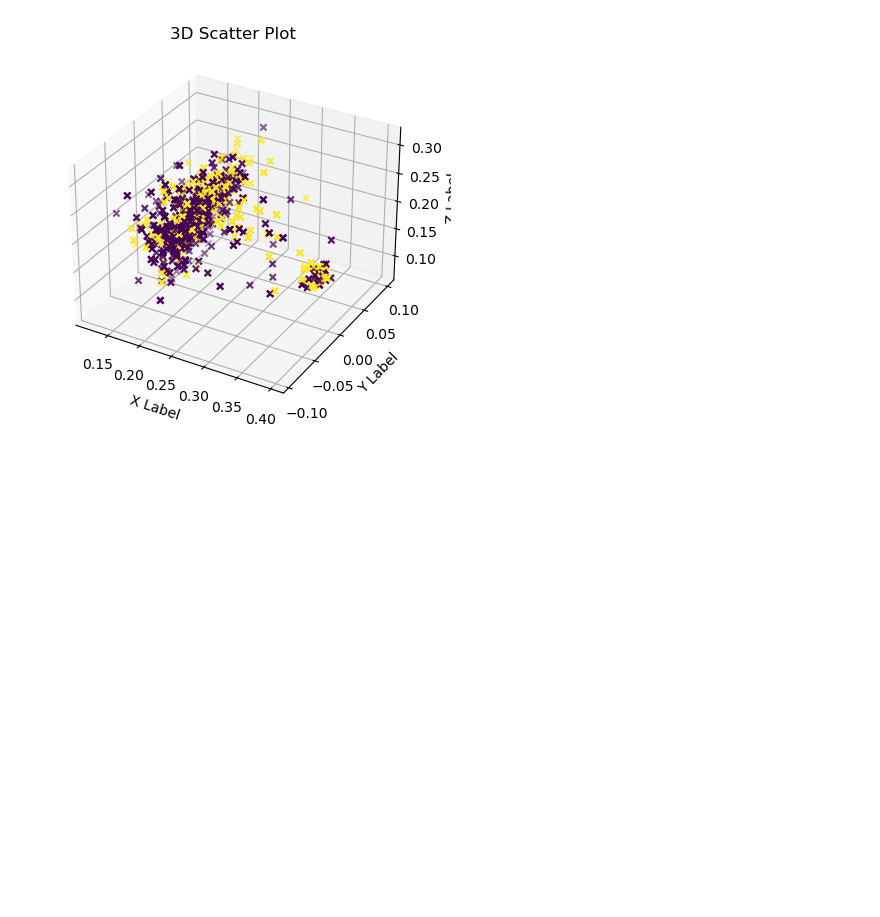
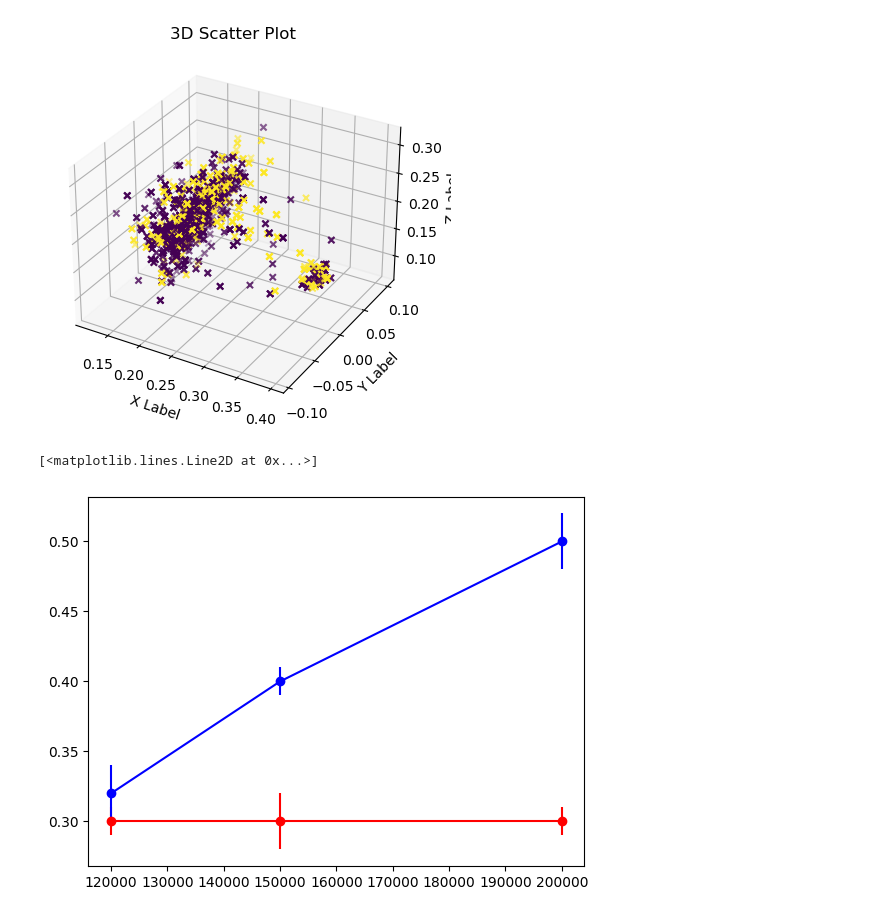
Before and after one commit to TanmayAmbadkar/pandagym-refinement, a Jupyter notebook: Untitled.ipynb, the cells around one changed output. Drawn from its saved outputs; the diff is of its cells as text; code cells hidden in the pictures; blank space fills up the shorter version.

```diff
--- a/Untitled.ipynb
+++ b/Untitled.ipynb
@@ -77,0 +81,14 @@ plt.show()
+# %%
+x = [120000, 150000, 200000]
+y1 = [0.3, 0.3, 0.3]
+y2 = [0.32, 0.4, 0.5]
+y1_err = [0.01, 0.02, 0.01]
+y2_err = [0.02, 0.01, 0.02]
+
+plt.errorbar(x, y1, yerr=y1_err, fmt='o', label='DIRL', color="red")
+plt.errorbar(x, y2, yerr=y2_err, fmt='o', label='Refinement', color="blue")
+plt.plot(x, y1, color="red",  linestyle='dotted')
+plt.plot(x, y2, color="blue",  linestyle='dotted')
+# %% [output]
+[<matplotlib.lines.Line2D at 0x...>]
+[figure, added]
```
Also changed, not shown: parts of 1 cell of this notebook, 4 other files.
